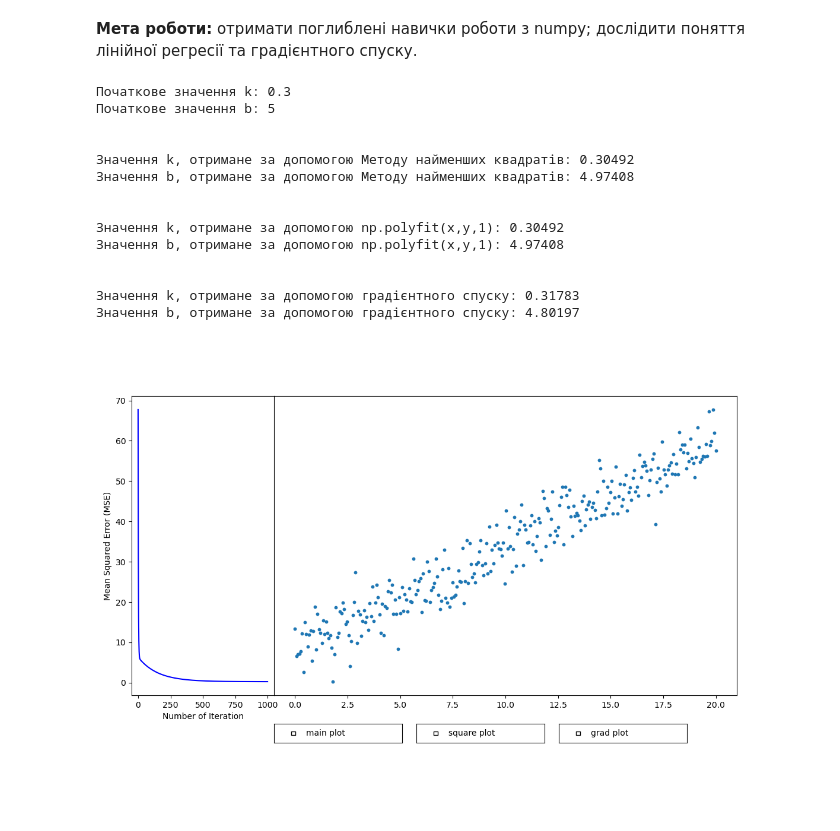
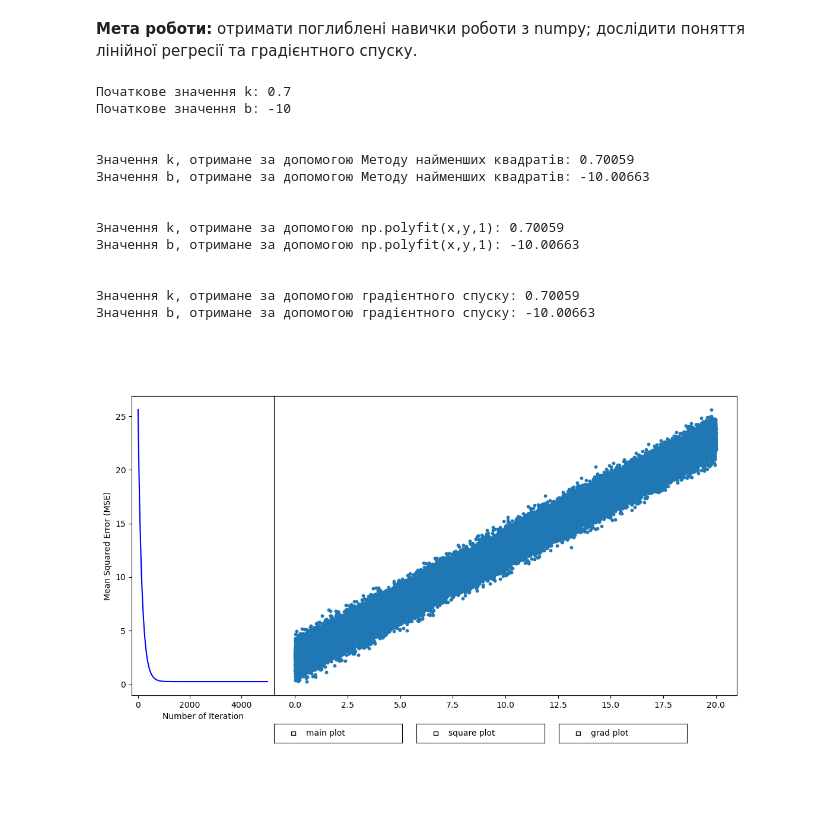
Before and after one commit to Zytero/data-analyze, a Jupyter notebook: lab6/lab6.ipynb, the cells around one changed output. Drawn from its saved outputs; the diff is of its cells as text; code cells hidden in the pictures.

```diff
--- a/lab6/lab6.ipynb
+++ b/lab6/lab6.ipynb
@@ -6,18 +6,20 @@
 <b>Мета роботи:</b> отримати поглиблені навички роботи з numpy; дослідити поняття лінійної регресії та градієнтного спуску.
 # %%
 %matplotlib widget
+# %%
+import numpy as np
+import matplotlib.pyplot as plt
+from matplotlib.widgets import CheckButtons
+noise=np.random.normal(0,0.5,100000)
 # %%
-import numpy as np
-import matplotlib.pyplot as plt
-from matplotlib.widgets import Slider,Button,CheckButtons
 
 #*#########
 #*Початкові значення
 #*#########
-x=np.linspace(0,20,300)
-noise=np.random.normal(0,0.5,300)
-start_k=0.3
-start_b=5
+x=np.linspace(0,20,len(noise))
+
+start_k=0.7
+start_b=-10
 y=start_k*x+start_b
 noise_y=y+noise
 print(f'''
@@ -49,7 +51,7 @@ print(f'''
 #*#########
 #*Градієнтний спуску
 #*#########
-def gradient_descent(x,y,real_y,b0,b1,learning_rate,n_iter):
+def gradient_descent(x,y,b0,b1,learning_rate,n_iter):
     errors=[]
     for _ in range(n_iter):
         y_pred=b0+b1*x
@@ -65,7 +67,7 @@ def gradient_descent(x,y,real_y,b0,b1,learning_rate,n_iter):
         errors.append(error)
     return b0,b1,errors
 
-g_b0,g_b1,errors=gradient_descent(x,noise_y,y,0,0,0.0067,1000)
+g_b0,g_b1,errors=gradient_descent(x,noise_y,0,0,0.007,5000)
 gradient_y=g_b1*x+g_b0
 # print(errors)
 print(f'''
@@ -92,7 +94,7 @@ def mainplot(x,y,mp_status:bool):
             l.remove()
     if not mp_status:
         return
-    ax.plot(x,y,color='red')
+    ax.plot(x,y,color='red', label='main line')
 
 
 #Пряма з методу найменших квадратів
@@ -107,7 +109,7 @@ def squareplot(x,y,sp_status:bool):
             l.remove()
     if not sp_status:
         return
-    ax.plot(x,y,color='black')
+    ax.plot(x,y,color='black',label='square line')
 
 
 #Пряма з методу градієнтного спуску
@@ -119,40 +121,40 @@ grad_checkbox = CheckButtons(
 def gradplot(x,y,gp_status:bool):
     for l in ax.lines:
         if l.get_color() == 'green':
             l.remove()
     if not gp_status:
         return
-    ax.plot(x,y,color='green')
+    ax.plot(x,y,color='green',label='gradient line')
 
 def update(val):
     mainplot(x,y,main_checkbox.get_status()[0])
     squareplot(x,new_y,square_checkbox.get_status()[0])
     gradplot(x,gradient_y,grad_checkbox.get_status()[0])
 
 main_checkbox.on_clicked(update)
 square_checkbox.on_clicked(update)
 grad_checkbox.on_clicked(update)
 
 
 
 ax_error = fig.add_axes([0.05, 0.25, 0.2, 0.63])
 error_line, = ax_error.plot(errors, color='blue')
 ax_error.set_xlabel('Number of Iteration')
 ax_error.set_ylabel('Mean Squared Error (MSE)')
 plt.show()
 # %% [output]
-Початкове значення k: 0.3
-Початкове значення b: 5
+Початкове значення k: 0.7
+Початкове значення b: -10
 
 
-Значення k, отримане за допомогою Методу найменших квадратів: 0.30492
-Значення b, отримане за допомогою Методу найменших квадратів: 4.97408
+Значення k, отримане за допомогою Методу найменших квадратів: 0.70059
+Значення b, отримане за допомогою Методу найменших квадратів: -10.00663
 
 
-Значення k, отримане за допомогою np.polyfit(x,y,1): 0.30492
-Значення b, отримане за допомогою np.polyfit(x,y,1): 4.97408
+Значення k, отримане за допомогою np.polyfit(x,y,1): 0.70059
+Значення b, отримане за допомогою np.polyfit(x,y,1): -10.00663
 
 
-Значення k, отримане за допомогою градієнтного спуску: 0.31783
-Значення b, отримане за допомогою градієнтного спуску: 4.80197
+Значення k, отримане за допомогою градієнтного спуску: 0.70059
+Значення b, отримане за допомогою градієнтного спуску: -10.00663
-[figure, old version]
+[figure, new version]
```
Also changed, not shown: 1 other file.
